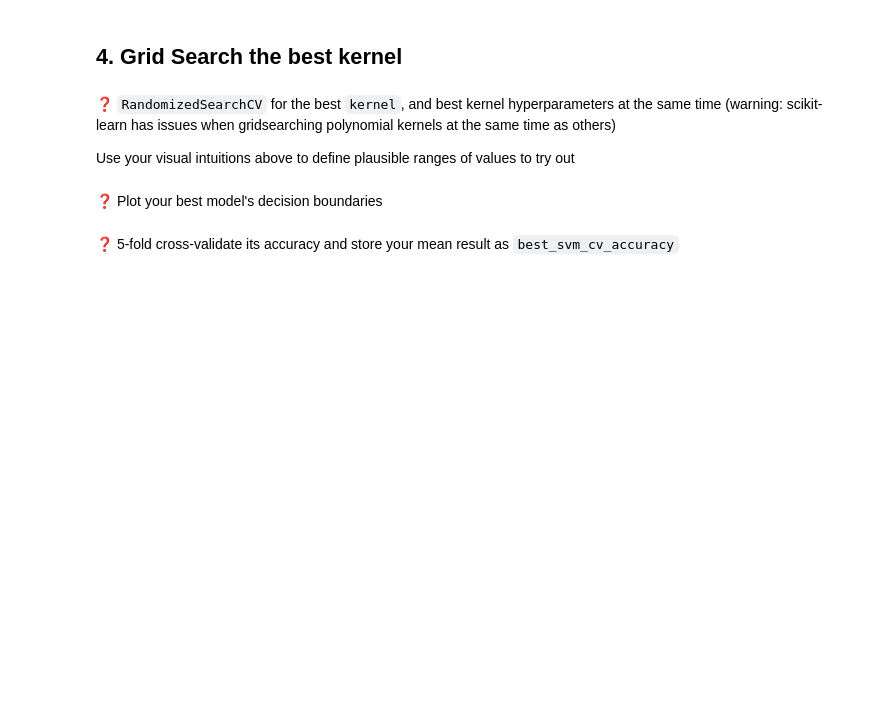
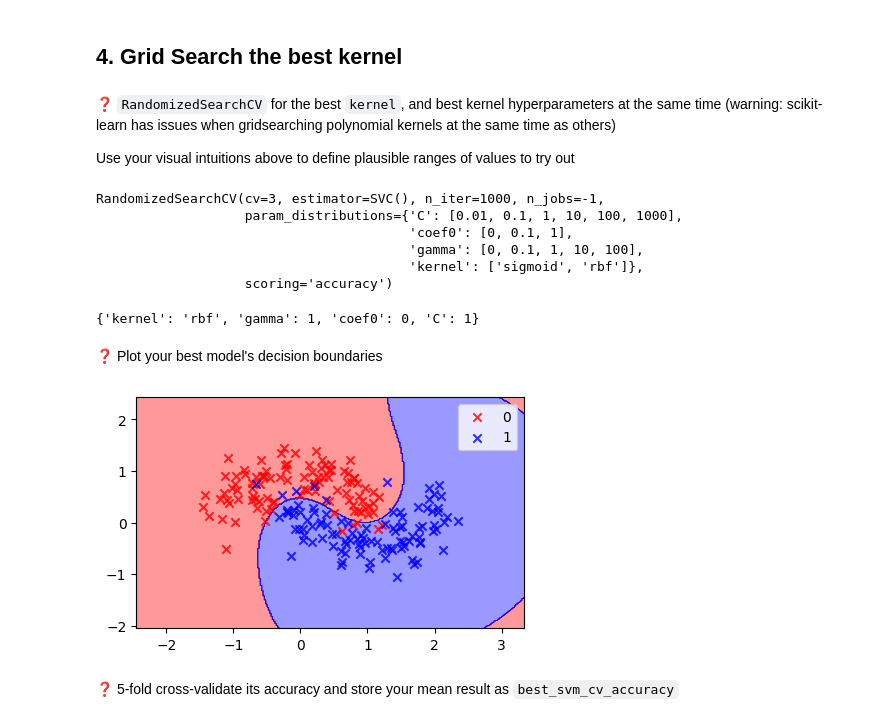
Before and after one commit to ParissaPeimaniyfard/data-svm, a Jupyter notebook: SVM.ipynb, the cells around one changed output. Cells and saved outputs as stored; diff of their text form; code cells hidden in the pictures; blank space fills up the shorter version.

```diff
--- a/SVM.ipynb
+++ b/SVM.ipynb
@@ -457,2 +459,23 @@ Use your visual intuitions above to define plausible ranges of values to try out
+# %%
+from sklearn.model_selection import GridSearchCV, RandomizedSearchCV
+from scipy import stats
+model= SVC()
+grid= {'kernel': ['sigmoid', 'rbf'],
+    'C': [0.01, 0.1, 1,10,100,1000],
+    'gamma': [0,0.1,1,10,100],
+    'coef0': [0,0.1,1]}
+search= RandomizedSearchCV(model, grid, scoring='accuracy', n_iter=1000, cv=3, n_jobs=-1)
+search.fit(X,y)
+# %% [output]
+RandomizedSearchCV(cv=3, estimator=SVC(), n_iter=1000, n_jobs=-1,
+                   param_distributions={'C': [0.01, 0.1, 1, 10, 100, 1000],
+                                        'coef0': [0, 0.1, 1],
+                                        'gamma': [0, 0.1, 1, 10, 100],
+                                        'kernel': ['sigmoid', 'rbf']},
+                   scoring='accuracy')
+# %%
+search.best_params_
+# %% [output]
+{'kernel': 'rbf', 'gamma': 1, 'coef0': 0, 'C': 1}
 # %% [markdown]
 ❓ Plot your best model's decision boundaries
@@ -461,2 +482,8 @@ Use your visual intuitions above to define plausible ranges of values to try out
+# %%
+best_model= search.best_estimator_.fit(X,y)
+# %%
+plot_decision_regions(X,y, classifier=best_model)
+# %% [output]
+[figure, added]
 # %% [markdown]
 ❓ 5-fold cross-validate its accuracy and store your mean result as `best_svm_cv_accuracy`
```
Also changed, not shown: parts of 10 cells of this notebook, 1 other file.
